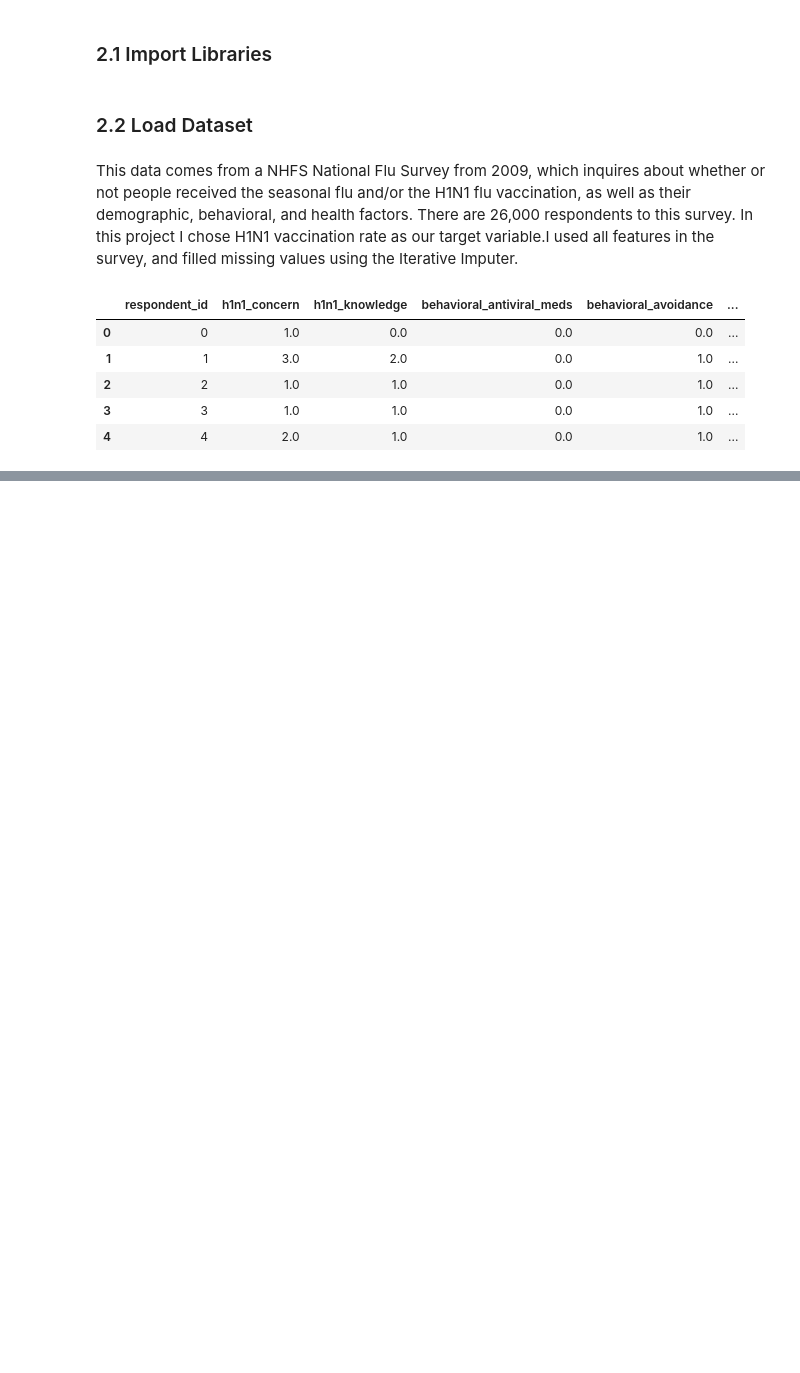
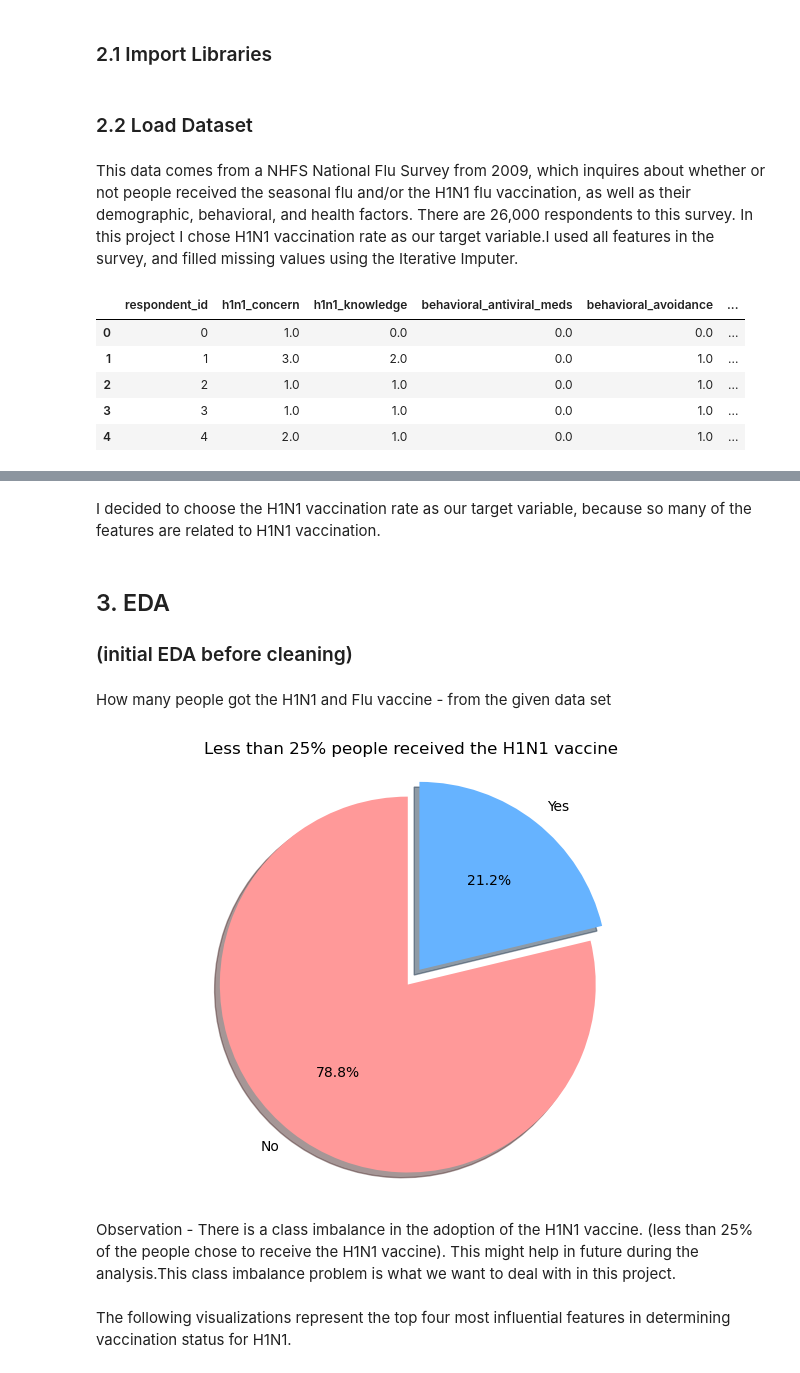
Before and after one commit to laaria-chris/H1N1-VACCINATION-PREDICTION-MODEL, a Jupyter notebook: MAIN_NOTEBOOK.ipynb, the cells around one changed output, grey strips where cells are left out. Drawn from its saved outputs; the diff is of its cells as text; code cells hidden in the pictures; blank space fills up the shorter version.

Commit message:
Explaratory Data analysis

```diff
--- a/MAIN_NOTEBOOK.ipynb
+++ b/MAIN_NOTEBOOK.ipynb
@@ -121,0 +237,26 @@ Data1.head()
+# %% [markdown]
+I decided to choose the H1N1 vaccination rate as our target variable, because so many of the features are related to H1N1 vaccination.
+# %% [markdown]
+## 3. EDA
+### (initial EDA before cleaning)
+# %% [markdown]
+How many people got the H1N1 and Flu vaccine - from the given data set
+# %%
+## for the H1N1 vaccine
+fig1, ax1 = plt.subplots()
+labels = ['No','Yes']
+explode = (0,0.1)
+colors = ['#ff9999','#66b3ff']
+ax1.pie(Data1['h1n1_vaccine'].value_counts(), explode=explode, labels=labels,colors = colors, autopct='%1.1f%%',
+        shadow=True, startangle=90)
+plt.title("Less than 25% people received the H1N1 vaccine")
+ax1.axis('equal')
+plt.tight_layout()
+plt.savefig("H1n1pie")
+plt.show()
+# %% [output]
+[figure, added]
+# %% [markdown]
+Observation - There is a class imbalance in the adoption of the H1N1 vaccine. (less than 25% of the people chose to receive the H1N1 vaccine). This might help in future during the analysis.This  class imbalance problem is what we want to deal with in this project.
+# %% [markdown]
+The following visualizations represent the top four most influential features in determining vaccination status for H1N1.
```
Also changed, not shown: parts of 20 cells of this notebook.
